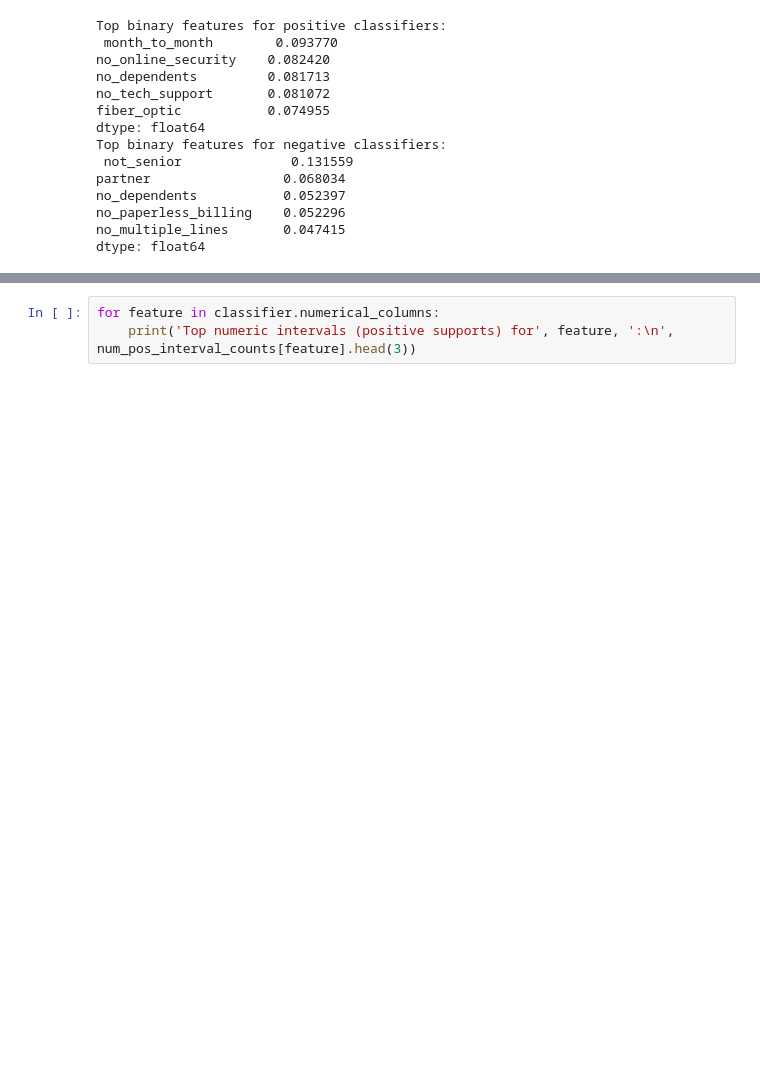
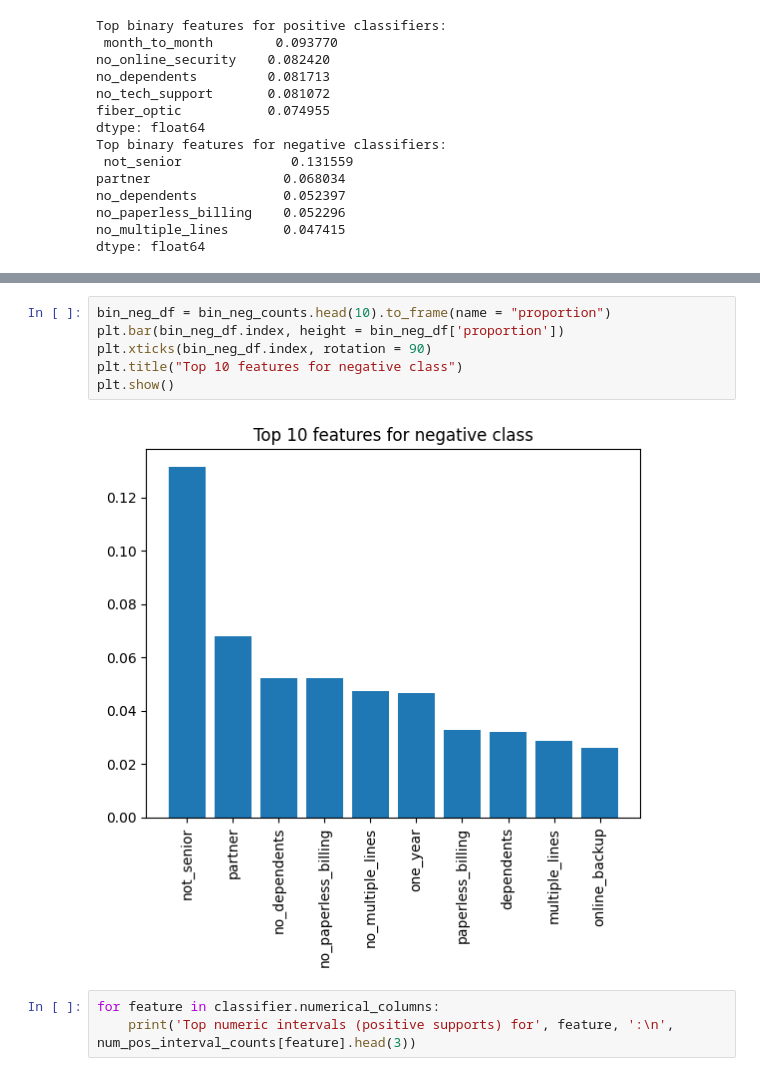
Before and after one commit to RomanGorelsky/lazy_fca_osda, a Jupyter notebook: lazy_fca_ips.ipynb, the cells around one changed output, grey strips where cells are left out. Cells and saved outputs as stored; diff of their text form; blank space fills up the shorter version.

```diff
--- a/lazy_fca_ips.ipynb
+++ b/lazy_fca_ips.ipynb
@@ -2168,3 +2176,11 @@ dtype: float64
+# %%
+bin_neg_df = bin_neg_counts.head(10).to_frame(name = "proportion")
+plt.bar(bin_neg_df.index, height = bin_neg_df['proportion'])
+plt.xticks(bin_neg_df.index, rotation = 90)
+plt.title("Top 10 features for negative class")
+plt.show()
+# %% [output]
+[figure, added]
 # %%
 for feature in classifier.numerical_columns:
     print('Top numeric intervals (positive supports) for', feature, ':\n', num_pos_interval_counts[feature].head(3))
```
Also changed, not shown: parts of 1 cell of this notebook.
